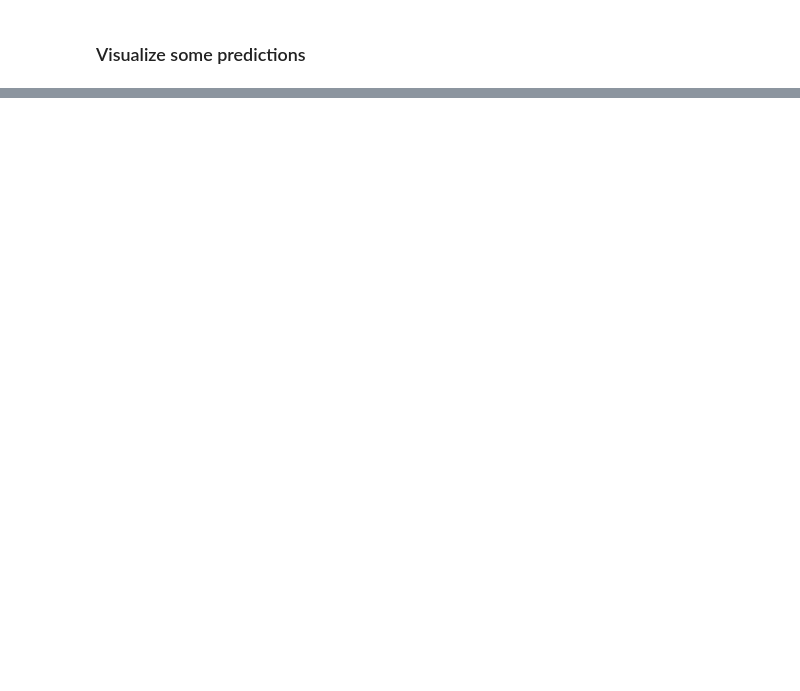
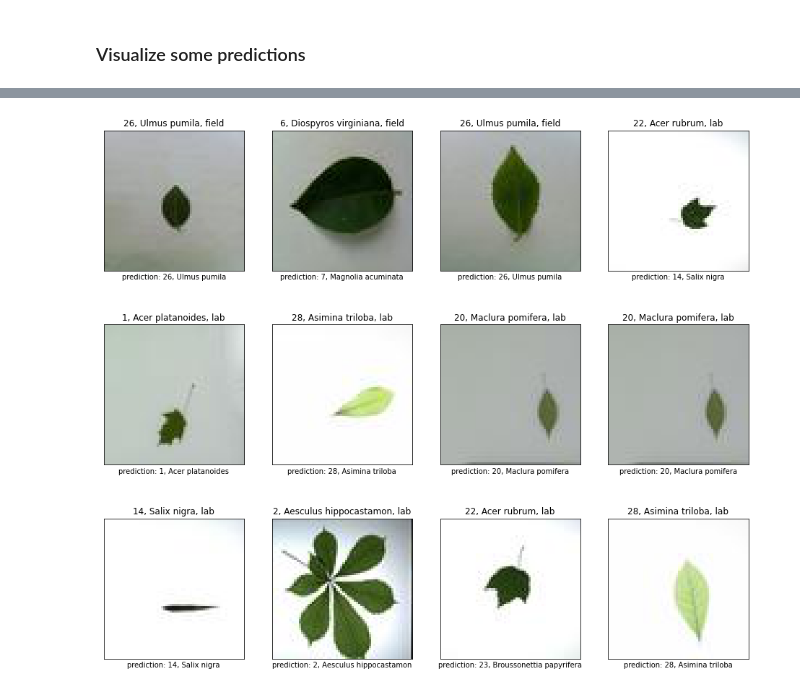
Before and after one commit to NLeSC/XAI, a Jupyter notebook: Software/LeafSnapDemo/LeafSnapModel30_ManyImagesSomeMethods.ipynb, the cells around one changed output, grey strips where cells are left out. Saved outputs shown, nothing was run; the diff lists cells and outputs as text; code cells hidden in the pictures; blank space fills up the shorter version.

```diff
--- a/Software/LeafSnapDemo/LeafSnapModel30_ManyImagesSomeMethods.ipynb
+++ b/Software/LeafSnapDemo/LeafSnapModel30_ManyImagesSomeMethods.ipynb
@@ -213,0 +215,6 @@ d.plot_12seqimages(images = images_test, labels = labels_test, predictions = pre
+# %%
+# display 12 random images and display their predictions
+d.plot_12images(images = images_test, labels = labels_numeric_test, predictions = prediction_numeric,
+                  sources = sources_test, unique_species_names = unique_labels, figsize=(16,14))
+# %% [output]
+[figure, added]
```
Also changed, not shown: parts of 10 cells of this notebook, 3 other files.
